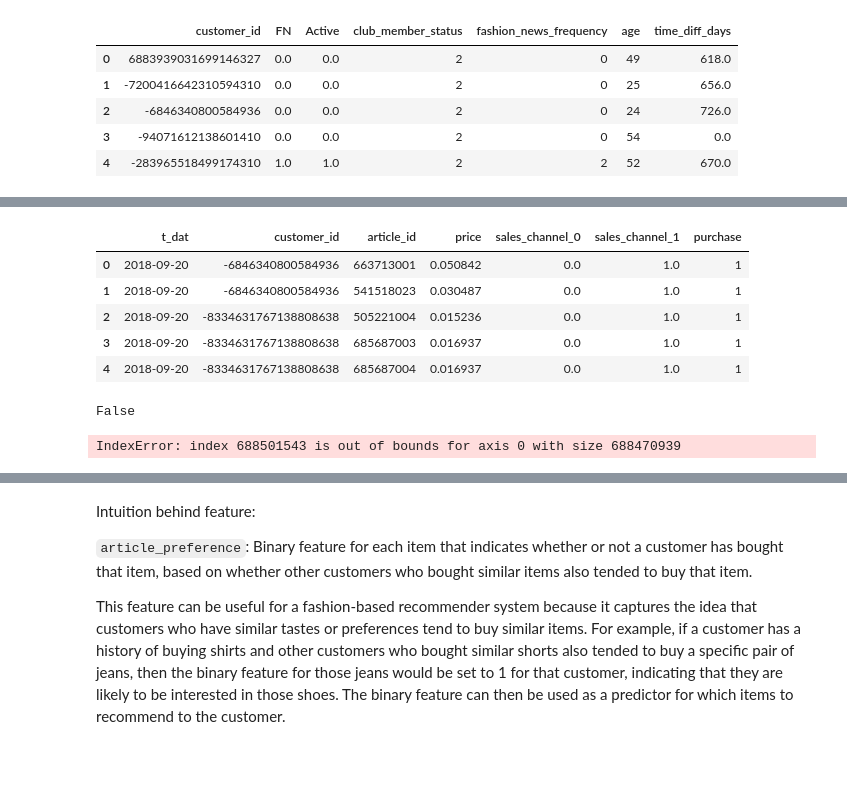
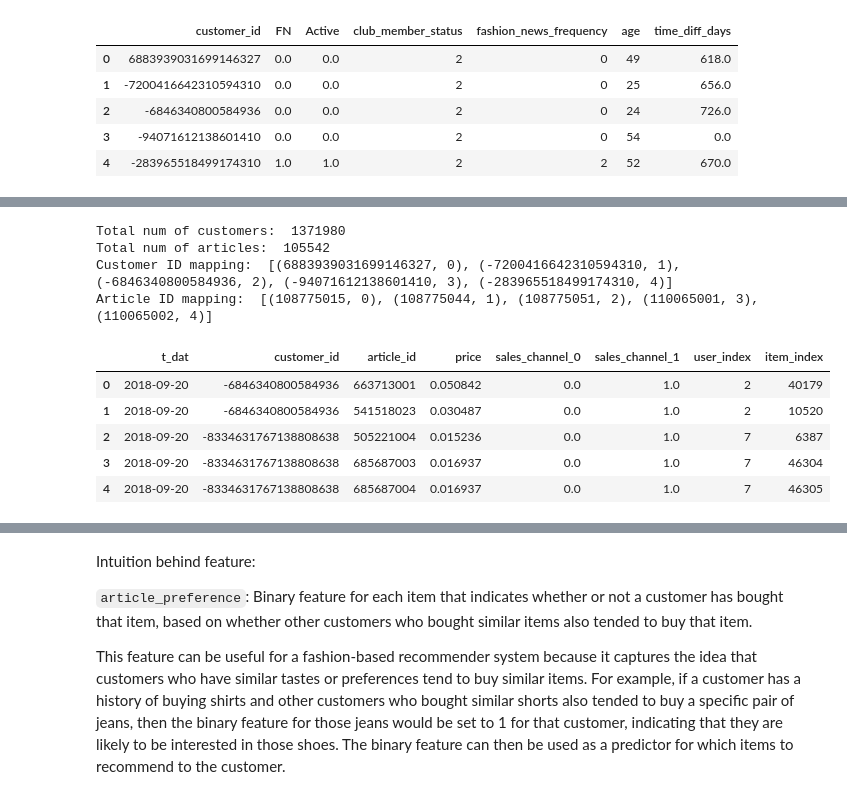
Before and after one commit to Afats/HnM-recco, a Jupyter notebook: hnm-notebook.ipynb, the cells around one changed output, grey strips where cells are left out. Saved outputs shown, nothing was run; the diff lists cells and outputs as text; code cells hidden in the pictures; blank space fills up the shorter version.

```diff
--- a/hnm-notebook.ipynb
+++ b/hnm-notebook.ipynb
@@ -267,0 +332,14 @@ Fashion News frequency vals:  ['None' 'Regularly' 'Monthly']
+# %%
+from math import ceil
+
+# calculate total number of transaction weeks in tranactions data
+transactions['t_dat'] = pd.to_datetime(transactions['t_dat'])
+
+# Compute the minimum and maximum date values
+min_date = transactions['t_dat'].min()
+max_date = transactions['t_dat'].max()
+
+# Compute the number of weeks between the minimum and maximum date values
+num_weeks = ceil((max_date - min_date).days / 7)
+
+print(f"Total number of transaction weeks: {num_weeks}")
@@ -495,24 +569,0 @@ transactions_no_dup.head()
-# %%
-# Feature engineering: Calculating cosine similarity for item-item and user-user interactions
-
-# price based similarity: useful for purchase history information
-# pivot = pd.pivot_table(transactions, values='price', index='customer_id', columns='article_id', aggfunc='sum')
-
-# purchasebased similarity: useful for identifying items that are often bought together and purchasing patterns
-transactions_no_dup['purchase'] = (transactions_no_dup['price'] > 0).astype('int8')
-transactions_no_dup['purchase'] = transactions_no_dup['purchase'].astype('category')
-transactions_no_dup['purchase'] = pd.Categorical(transactions_no_dup['purchase'], ordered=True)
-
-# to avoid indexing errors
-transactions_no_dup.head()
-# %% [output]
-|  | t_dat | customer_id | article_id | price | sales_channel_0 | sales_channel_1 | purchase |
-| 0 | 2018-09-20 | -6846340800584936 | 663713001 | 0.050842 | 0.0 | 1.0 | 1 |
-| 1 | 2018-09-20 | -6846340800584936 | 541518023 | 0.030487 | 0.0 | 1.0 | 1 |
-| 2 | 2018-09-20 | -8334631767138808638 | 505221004 | 0.015236 | 0.0 | 1.0 | 1 |
-| 3 | 2018-09-20 | -8334631767138808638 | 685687003 | 0.016937 | 0.0 | 1.0 | 1 |
-| 4 | 2018-09-20 | -8334631767138808638 | 685687004 | 0.016937 | 0.0 | 1.0 | 1 |
-# %%
-transactions_no_dup.index.duplicated().sum() > 0
-# %% [output]
-False
@@ -528,6 +570,19 @@ transactions_no_dup.head()
-# %%
-user_item_matrix = pd.pivot_table(transactions_no_dup, values='purchase', index='customer_id', columns='article_id', aggfunc='max', fill_value=0)
-
-user_item_matrix
-# %% [output]
-IndexError: index 688501543 is out of bounds for axis 0 with size 688470939
+# %%
+transactions, all_customers, all_articles, customer_id_indices_map, article_id_indices_map = preprocess_data(transactions, customers, articles)
+
+print("Total num of customers: ", len(all_customers))
+print("Total num of articles: ", len(all_articles))
+print("Customer ID mapping: ", list(customer_id_indices_map.items())[:5])
+print("Article ID mapping: ", list(article_id_indices_map.items())[:5])
+transactions.head()
+# %% [output]
+Total num of customers:  1371980
+Total num of articles:  105542
+Customer ID mapping:  [(6883939031699146327, 0), (-7200416642310594310, 1), (-6846340800584936, 2), (-94071612138601410, 3), (-283965518499174310, 4)]
+Article ID mapping:  [(108775015, 0), (108775044, 1), (108775051, 2), (110065001, 3), (110065002, 4)]
+|  | t_dat | customer_id | article_id | price | sales_channel_0 | sales_channel_1 | user_index | item_index |
+| 0 | 2018-09-20 | -6846340800584936 | 663713001 | 0.050842 | 0.0 | 1.0 | 2 | 40179 |
+| 1 | 2018-09-20 | -6846340800584936 | 541518023 | 0.030487 | 0.0 | 1.0 | 2 | 10520 |
+| 2 | 2018-09-20 | -8334631767138808638 | 505221004 | 0.015236 | 0.0 | 1.0 | 7 | 6387 |
+| 3 | 2018-09-20 | -8334631767138808638 | 685687003 | 0.016937 | 0.0 | 1.0 | 7 | 46304 |
+| 4 | 2018-09-20 | -8334631767138808638 | 685687004 | 0.016937 | 0.0 | 1.0 | 7 | 46305 |
```
Also changed, not shown: parts of 20 cells of this notebook.
